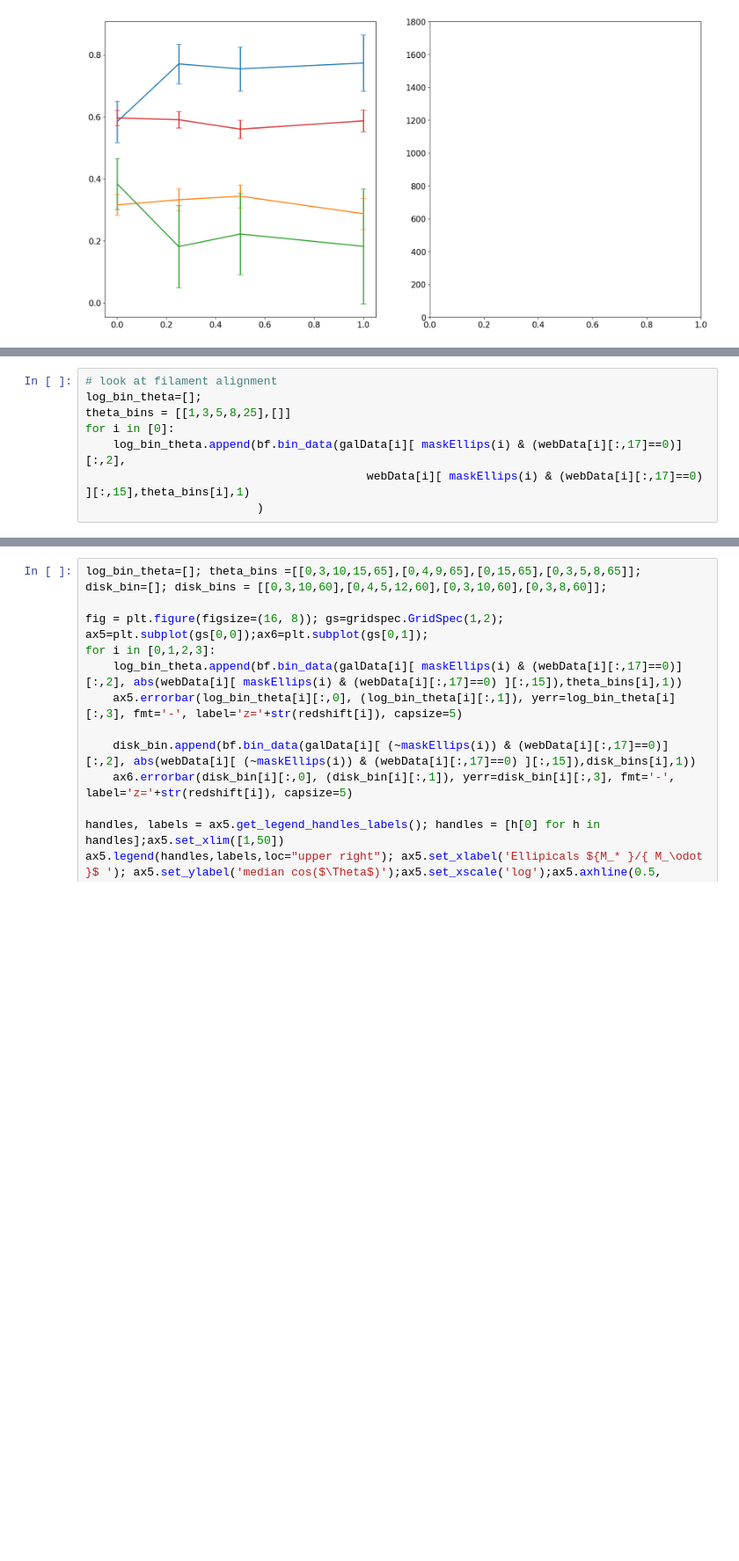
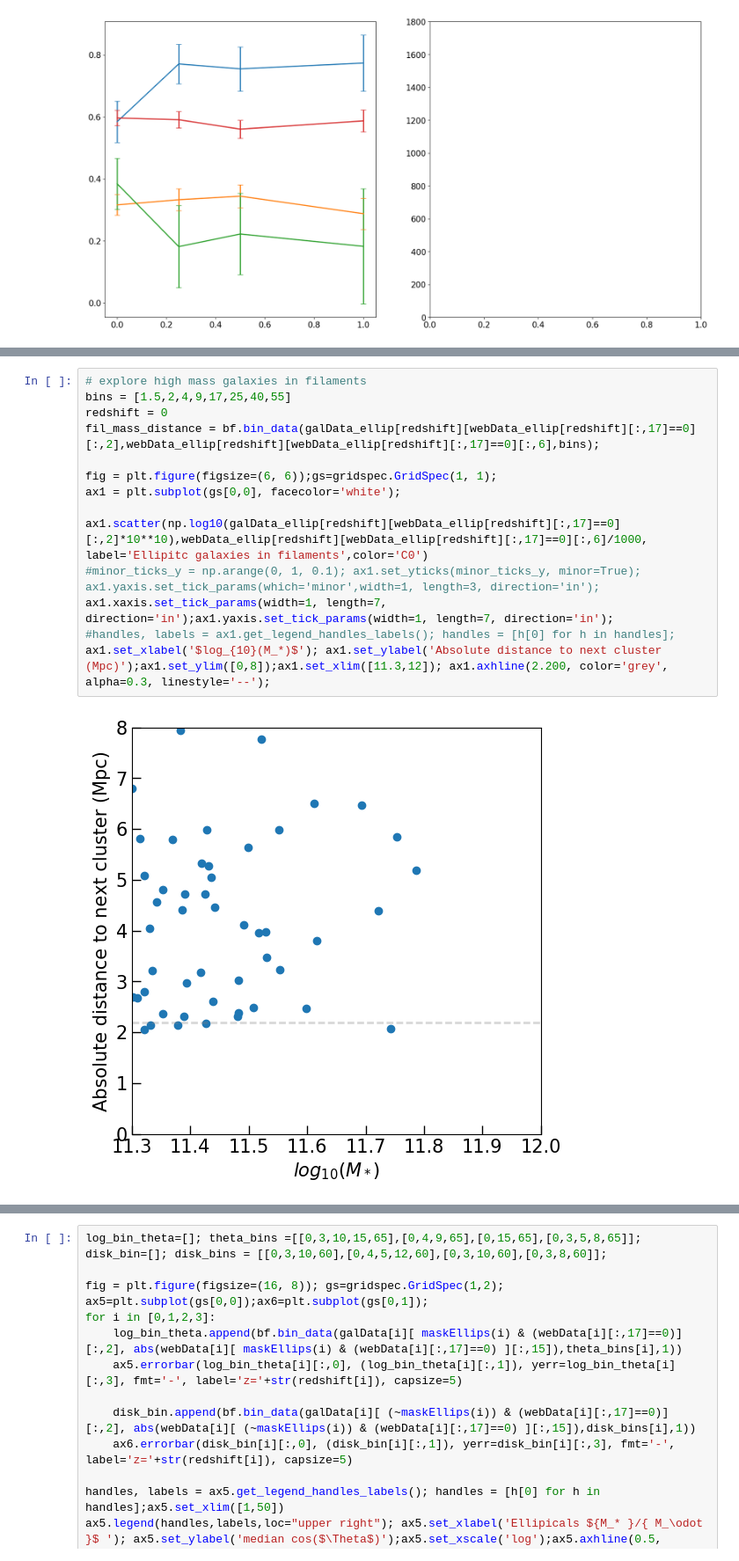
Before and after one commit to zpenoyre/illustris, a Jupyter notebook: web/code/data_analysis.ipynb, the cells around one changed output, grey strips where cells are left out. Shown at 88% size. Cells and saved outputs as stored; diff of their text form; blank space fills up the shorter version.

```diff
--- a/web/code/data_analysis.ipynb
+++ b/web/code/data_analysis.ipynb
@@ -152,11 +153,19 @@ ax.xaxis.set_tick_params(width=1, length=7, direction='in'); ax.set_xlabel('$log
 plt.tight_layout(); plt.subplots_adjust(hspace=0, wspace=.0); plt.show()
 # %% [output]
 [figure]
-# %%
-# look at filament alignment
-log_bin_theta=[];
-theta_bins = [[1,3,5,8,25],[]]
-for i in [0]:
-    log_bin_theta.append(bf.bin_data(galData[i][ maskEllips(i) & (webData[i][:,17]==0)][:,2],
-                                         webData[i][ maskEllips(i) & (webData[i][:,17]==0) ][:,15],theta_bins[i],1)
-                         )
+# %%
+# explore high mass galaxies in filaments
+bins = [1.5,2,4,9,17,25,40,55]
+redshift = 0
+fil_mass_distance = bf.bin_data(galData_ellip[redshift][webData_ellip[redshift][:,17]==0][:,2],webData_ellip[redshift][webData_ellip[redshift][:,17]==0][:,6],bins);
+
+fig = plt.figure(figsize=(6, 6));gs=gridspec.GridSpec(1, 1);
+ax1 = plt.subplot(gs[0,0], facecolor='white');
+
+ax1.scatter(np.log10(galData_ellip[redshift][webData_ellip[redshift][:,17]==0][:,2]*10**10),webData_ellip[redshift][webData_ellip[redshift][:,17]==0][:,6]/1000, label='Ellipitc galaxies in filaments',color='C0')
+#minor_ticks_y = np.arange(0, 1, 0.1); ax1.set_yticks(minor_ticks_y, minor=True); ax1.yaxis.set_tick_params(which='minor',width=1, length=3, direction='in');
+ax1.xaxis.set_tick_params(width=1, length=7, direction='in');ax1.yaxis.set_tick_params(width=1, length=7, direction='in');
+#handles, labels = ax1.get_legend_handles_labels(); handles = [h[0] for h in handles];
+ax1.set_xlabel('$log_{10}(M_*)$'); ax1.set_ylabel('Absolute distance to next cluster (Mpc)');ax1.set_ylim([0,8]);ax1.set_xlim([11.3,12]); ax1.axhline(2.200, color='grey', alpha=0.3, linestyle='--');
+# %% [output]
+[figure, added]
```
Also changed, not shown: parts of 10 cells of this notebook, 4 other files.
